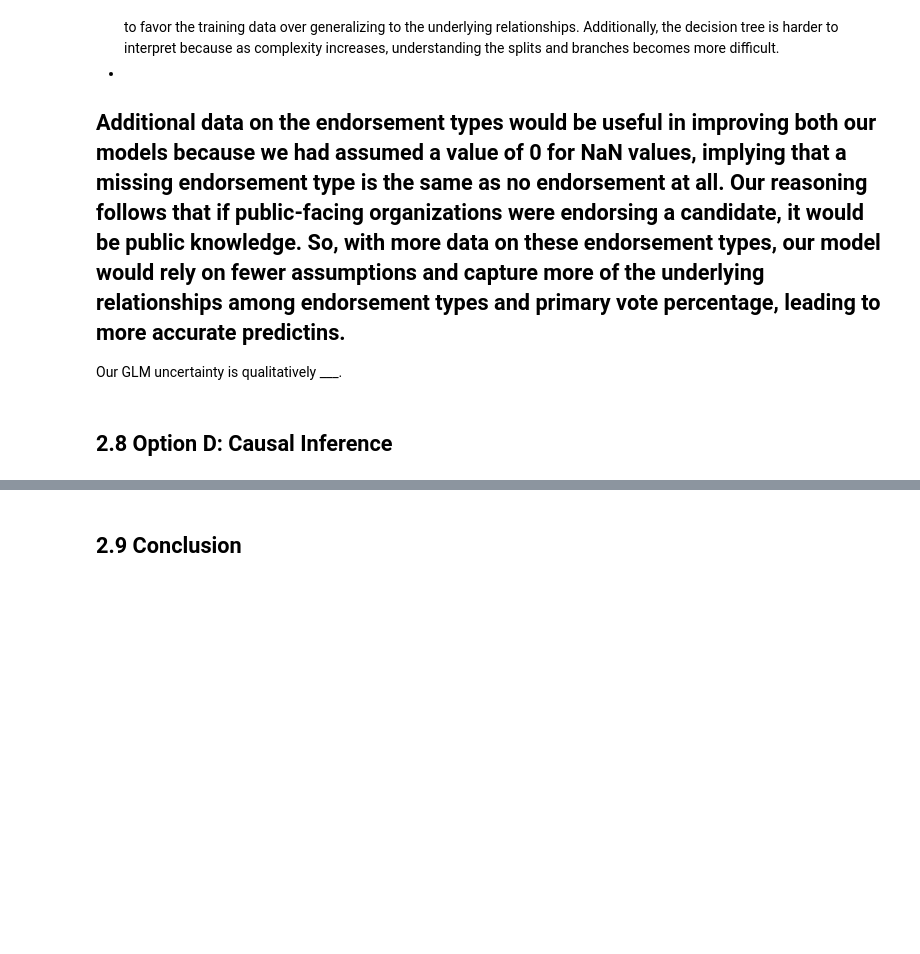
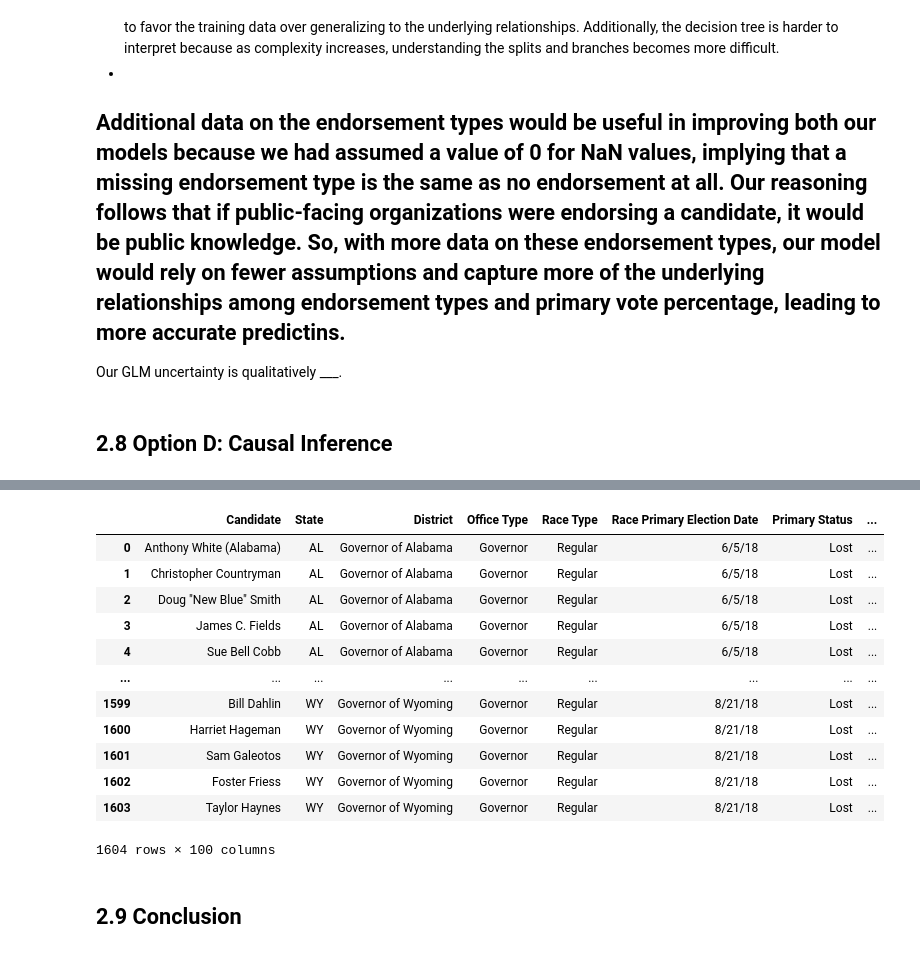
Before and after one commit to daekwon0/data102proj, a Jupyter notebook: data102_finproj_g23.ipynb, the cells around one changed output, grey strips where cells are left out. Cells and saved outputs as stored; diff of their text form; code cells hidden in the pictures; blank space fills up the shorter version.

```diff
--- a/data102_finproj_g23.ipynb
+++ b/data102_finproj_g23.ipynb
@@ -31,6 +31,7 @@ import sklearn.metrics as metrics
 
 dem = pd.read_csv("dem_candidates.csv", encoding='latin-1')
 rep = pd.read_csv("rep_candidates.csv", encoding='latin-1')
+candidate_2018 = pd.read_csv('candidate_summary_2018.csv', encoding = 'latin-1')
 lobbyist_bundle = pd.read_csv("lobbyist_bundle.csv", encoding='latin-1')
 rep_labeled = rep.copy()
 rep_labeled['Party'] = 'Republican'
@@ -372,3 +383,10 @@ Additional data on the endorsement types would be useful in improving both our m
 Our GLM uncertainty is qualitatively ___.
 # %% [markdown]
 ## 2.8 Option D: Causal Inference
+# %%
+# data formatting
+candidate_2018['Cand_Last_Name'] = candidate_2018['Cand_Name'].str.extract('(\w+)')
+candidate_2018['Cand_First_Name'] = candidate_2018['Cand_Name'].str.extract('\w+, (\w+)')
+candidate_2018['name_lower'] = candidate_2018['Cand_First_Name'] + ' ' + candidate_2018['Cand_Last_Name']
+candidate_2018['name_lower'] = candidate_2018['name_lower'].str.lower()
+candidate_2018[candidate_2018['name_lower'] == 'lindy li']
@@ -374,0 +422,18 @@ Our GLM uncertainty is qualitatively ___.
+# %%
+cand_funding = pd.merge(all_cand, candidate_2018, how = 'left', on = ['name_lower'])
+cand_funding
+#cand_funding.to_csv('cand_funding.csv')
+# %% [output]
+|  | Candidate | State | District | Office Type | Race Type | Race Primary Election Date | Primary Status | ... |
+| 0 | Anthony White (Alabama) | AL | Governor of Alabama | Governor | Regular | 6/5/18 | Lost | ... |
+| 1 | Christopher Countryman | AL | Governor of Alabama | Governor | Regular | 6/5/18 | Lost | ... |
+| 2 | Doug "New Blue" Smith | AL | Governor of Alabama | Governor | Regular | 6/5/18 | Lost | ... |
+| 3 | James C. Fields | AL | Governor of Alabama | Governor | Regular | 6/5/18 | Lost | ... |
+| 4 | Sue Bell Cobb | AL | Governor of Alabama | Governor | Regular | 6/5/18 | Lost | ... |
+| ... | ... | ... | ... | ... | ... | ... | ... | ... |
+| 1599 | Bill Dahlin | WY | Governor of Wyoming | Governor | Regular | 8/21/18 | Lost | ... |
+| 1600 | Harriet Hageman | WY | Governor of Wyoming | Governor | Regular | 8/21/18 | Lost | ... |
+| 1601 | Sam Galeotos | WY | Governor of Wyoming | Governor | Regular | 8/21/18 | Lost | ... |
+| 1602 | Foster Friess | WY | Governor of Wyoming | Governor | Regular | 8/21/18 | Lost | ... |
+| 1603 | Taylor Haynes | WY | Governor of Wyoming | Governor | Regular | 8/21/18 | Lost | ... |
+1604 rows × 100 columns
```
Also changed, not shown: parts of 18 cells of this notebook.
